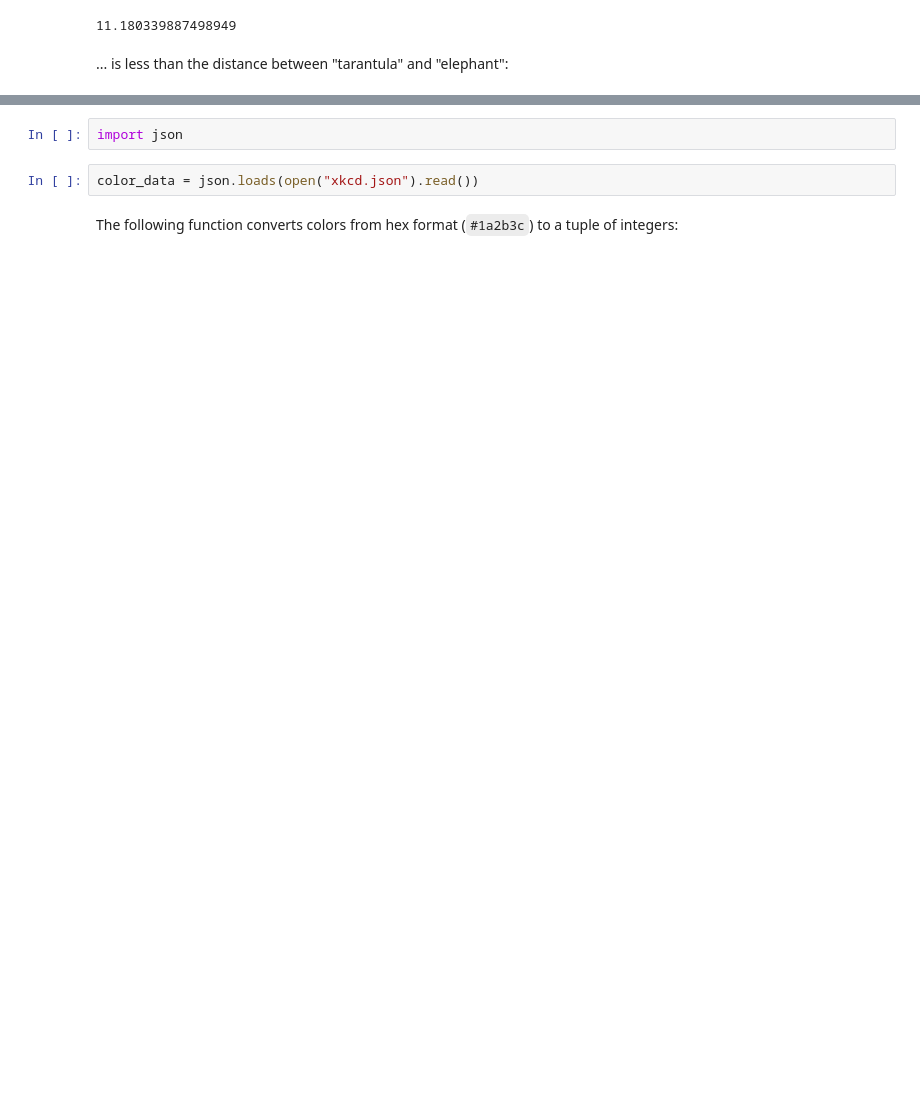
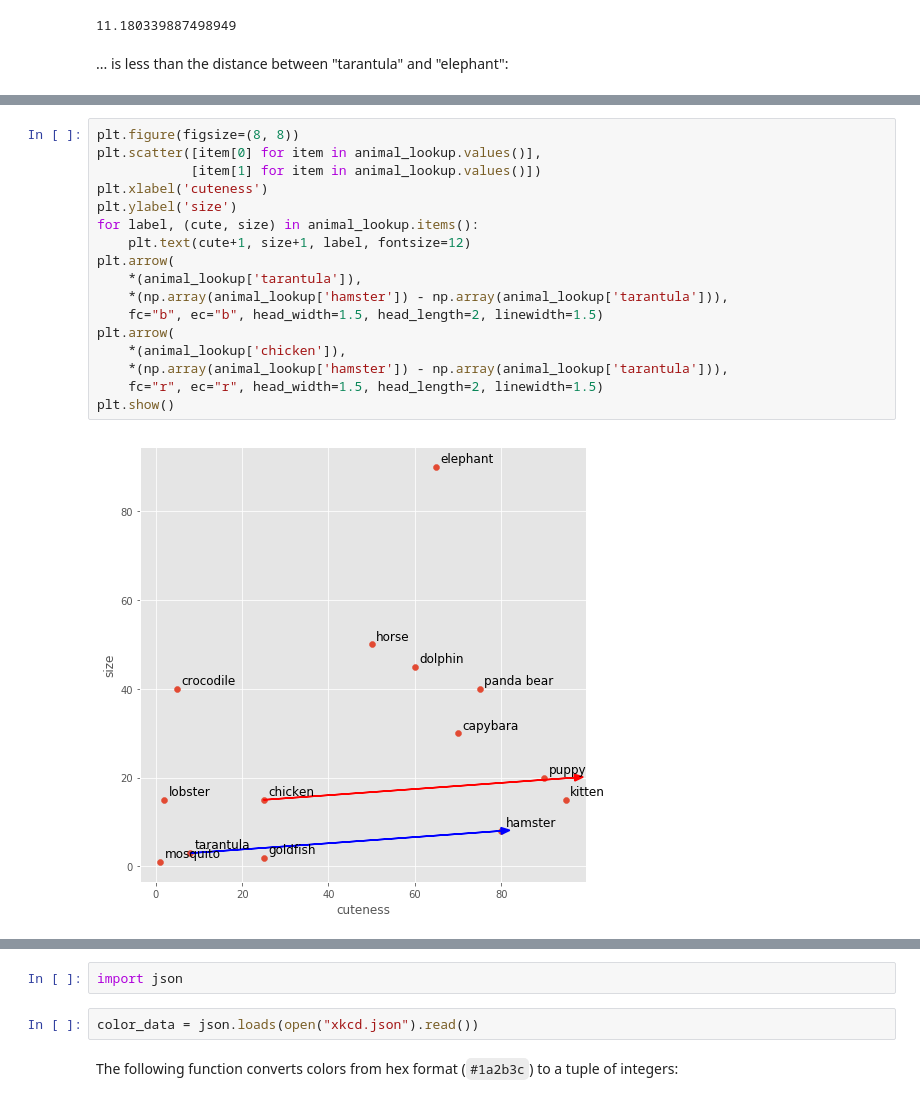
Before and after one commit to aparrish/rwet, a Jupyter notebook: understanding-word-vectors.ipynb, the cells around one changed output, grey strips where cells are left out. Drawn from its saved outputs; the diff is of its cells as text; blank space fills up the shorter version.

```diff
--- a/understanding-word-vectors.ipynb
+++ b/understanding-word-vectors.ipynb
@@ -60,0 +107,19 @@ A set of vectors that are all part of the same data set is often called a *vecto
+# %%
+plt.figure(figsize=(8, 8))
+plt.scatter([item[0] for item in animal_lookup.values()],
+            [item[1] for item in animal_lookup.values()])
+plt.xlabel('cuteness')
+plt.ylabel('size')
+for label, (cute, size) in animal_lookup.items():
+    plt.text(cute+1, size+1, label, fontsize=12)
+plt.arrow(
+    *(animal_lookup['tarantula']),
+    *(np.array(animal_lookup['hamster']) - np.array(animal_lookup['tarantula'])),
+    fc="b", ec="b", head_width=1.5, head_length=2, linewidth=1.5)
+plt.arrow(
+    *(animal_lookup['chicken']),
+    *(np.array(animal_lookup['hamster']) - np.array(animal_lookup['tarantula'])),
+    fc="r", ec="r", head_width=1.5, head_length=2, linewidth=1.5)
+plt.show()
+# %% [output]
+[figure, added]
```
Also changed, not shown: parts of 130 cells of this notebook.
